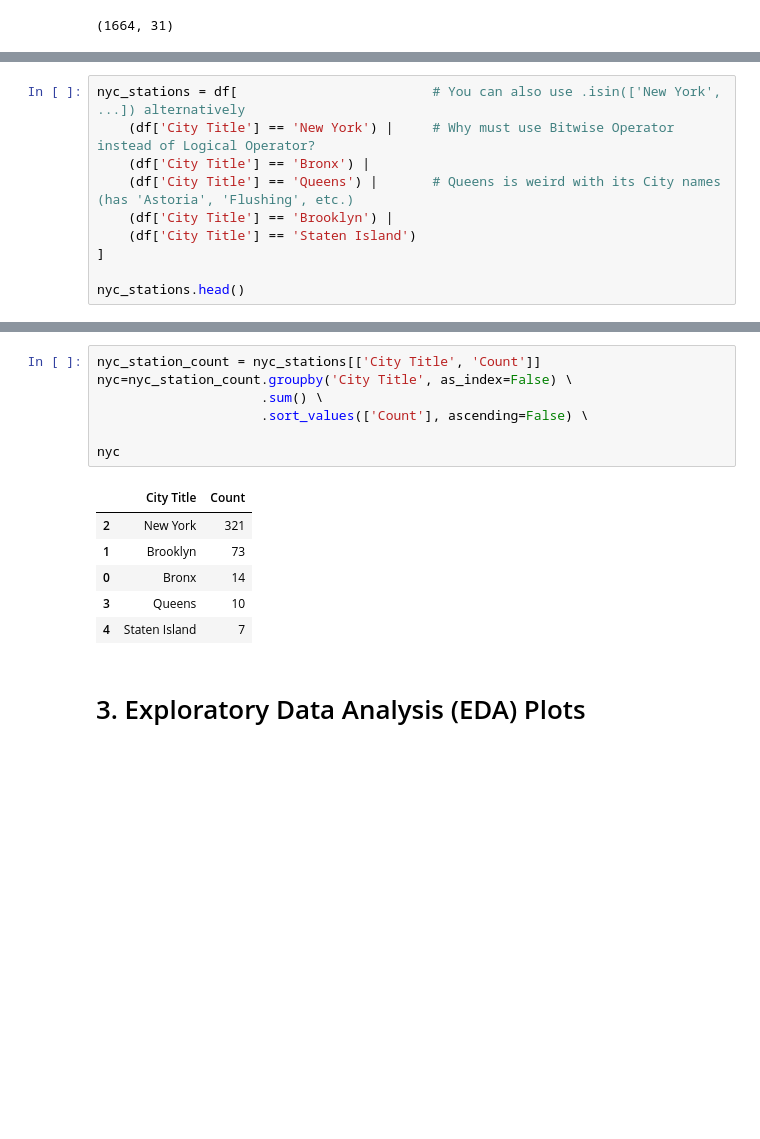
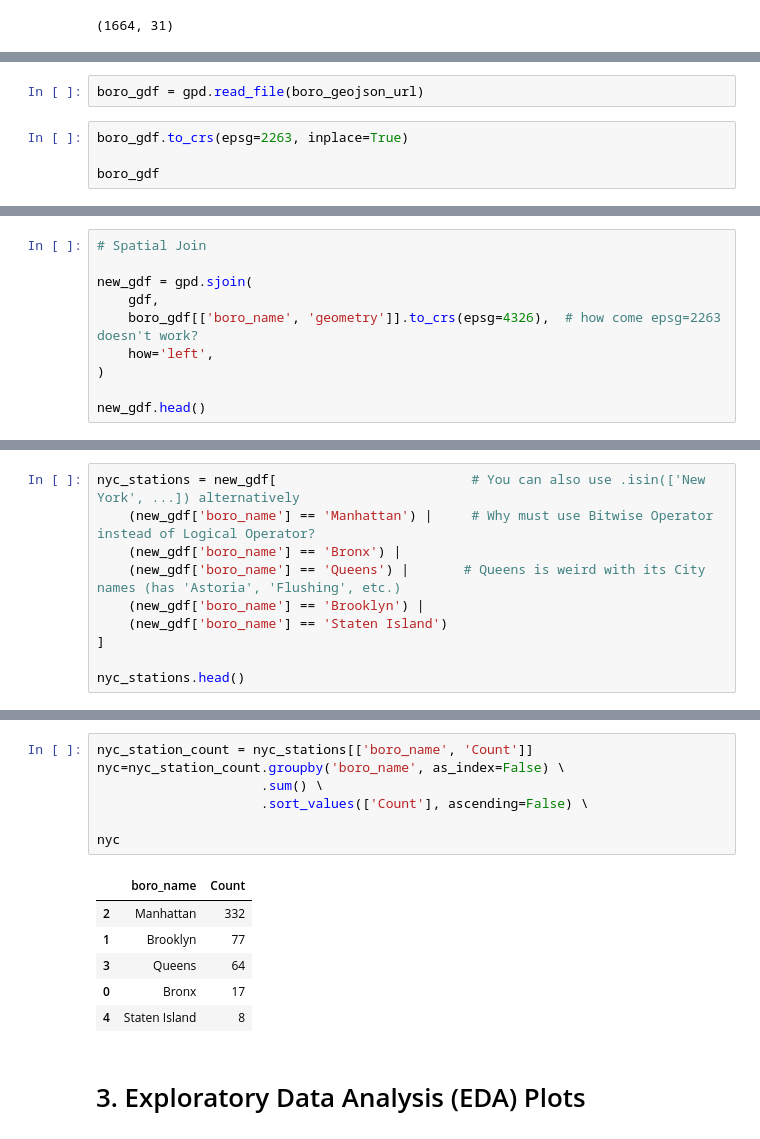
Before and after one commit to katkim0307/pratt-savi-810-2020-03-assignment_03, a Jupyter notebook: assignment_03.ipynb, the cells around one changed output, grey strips where cells are left out. Saved outputs shown, nothing was run; the diff lists cells and outputs as text; blank space fills up the shorter version.

```diff
--- a/assignment_03.ipynb
+++ b/assignment_03.ipynb
@@ -179,0 +210,6 @@ df.head()
+# %%
+boro_gdf = gpd.read_file(boro_geojson_url)
+# %%
+boro_gdf.to_crs(epsg=2263, inplace=True)
+
+boro_gdf
@@ -179,0 +229,10 @@ df.head()
+# %%
+# Spatial Join
+
+new_gdf = gpd.sjoin(
+    gdf,
+    boro_gdf[['boro_name', 'geometry']].to_crs(epsg=4326),  # how come epsg=2263 doesn't work?
+    how='left',
+)
+
+new_gdf.head()
@@ -235,10 +348,10 @@ df[df['City Title'] == 'Astoria']
 # %%
-nyc_stations = df[                         # You can also use .isin(['New York', ...]) alternatively
-    (df['City Title'] == 'New York') |     # Why must use Bitwise Operator instead of Logical Operator?
-    (df['City Title'] == 'Bronx') |
-    (df['City Title'] == 'Queens') |       # Queens is weird with its City names (has 'Astoria', 'Flushing', etc.)
-    (df['City Title'] == 'Brooklyn') |
-    (df['City Title'] == 'Staten Island')
+nyc_stations = new_gdf[                         # You can also use .isin(['New York', ...]) alternatively
+    (new_gdf['boro_name'] == 'Manhattan') |     # Why must use Bitwise Operator instead of Logical Operator?
+    (new_gdf['boro_name'] == 'Bronx') |
+    (new_gdf['boro_name'] == 'Queens') |       # Queens is weird with its City names (has 'Astoria', 'Flushing', etc.)
+    (new_gdf['boro_name'] == 'Brooklyn') |
+    (new_gdf['boro_name'] == 'Staten Island')
 ]
 
 nyc_stations.head()
@@ -253,17 +366,17 @@ nyc_stations.head()
 # %%
-nyc_station_count = nyc_stations[['City Title', 'Count']]
-nyc=nyc_station_count.groupby('City Title', as_index=False) \
+nyc_station_count = nyc_stations[['boro_name', 'Count']]
+nyc=nyc_station_count.groupby('boro_name', as_index=False) \
                      .sum() \
                      .sort_values(['Count'], ascending=False) \
 
 nyc
 # %% [output]
-|  | City Title | Count |
-| 2 | New York | 321 |
-| 1 | Brooklyn | 73 |
-| 0 | Bronx | 14 |
-| 3 | Queens | 10 |
-| 4 | Staten Island | 7 |
+|  | boro_name | Count |
+| 2 | Manhattan | 332 |
+| 1 | Brooklyn | 77 |
+| 3 | Queens | 64 |
+| 0 | Bronx | 17 |
+| 4 | Staten Island | 8 |
 # %% [markdown]
 # 3. Exploratory Data Analysis (EDA) Plots
 # %% [markdown]
```
Also changed, not shown: parts of 25 cells of this notebook.
